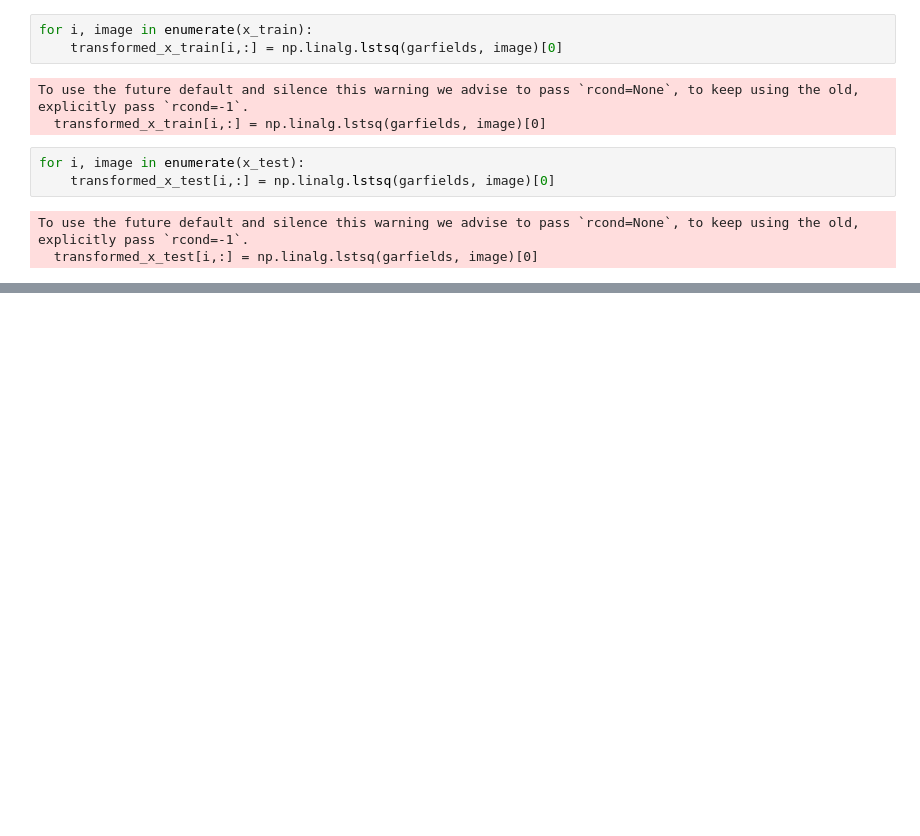
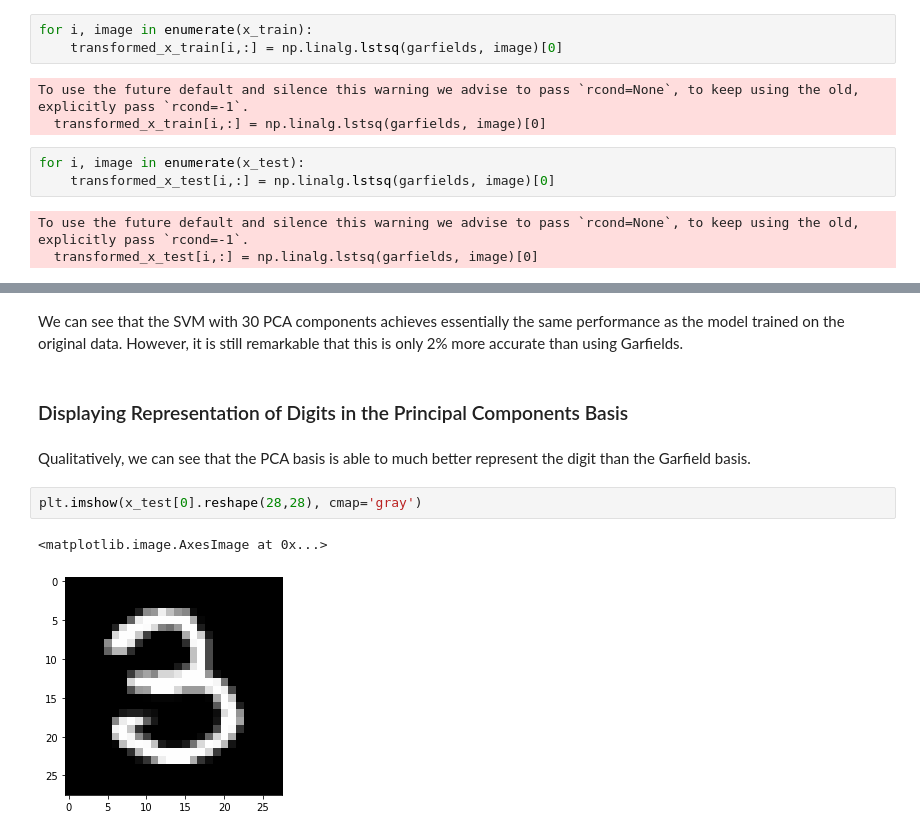
Before and after one commit to khojonat/CMSE202_Tech_1, a Jupyter notebook: GarfieldClassifier.ipynb, the cells around one changed output, grey strips where cells are left out. Drawn from its saved outputs; the diff is of its cells as text; blank space fills up the shorter version.

```diff
--- a/GarfieldClassifier.ipynb
+++ b/GarfieldClassifier.ipynb
@@ -104,0 +178,11 @@ plt.imshow(x_test[1].reshape(28,28), cmap='gray')
+# %% [markdown]
+We can see that the SVM with 30 PCA components achieves essentially the same performance as the model trained on the original data. However, it is still remarkable that this is only 2% more accurate than using Garfields.
+# %% [markdown]
+### Displaying Representation of Digits in the Principal Components Basis
+# %% [markdown]
+Qualitatively, we can see that the PCA basis is able to much better represent the digit than the Garfield basis.
+# %%
+plt.imshow(x_test[0].reshape(28,28), cmap='gray')
+# %% [output]
+<matplotlib.image.AxesImage at 0x...>
+[figure, added]
```
Also changed, not shown: parts of 39 cells of this notebook.
